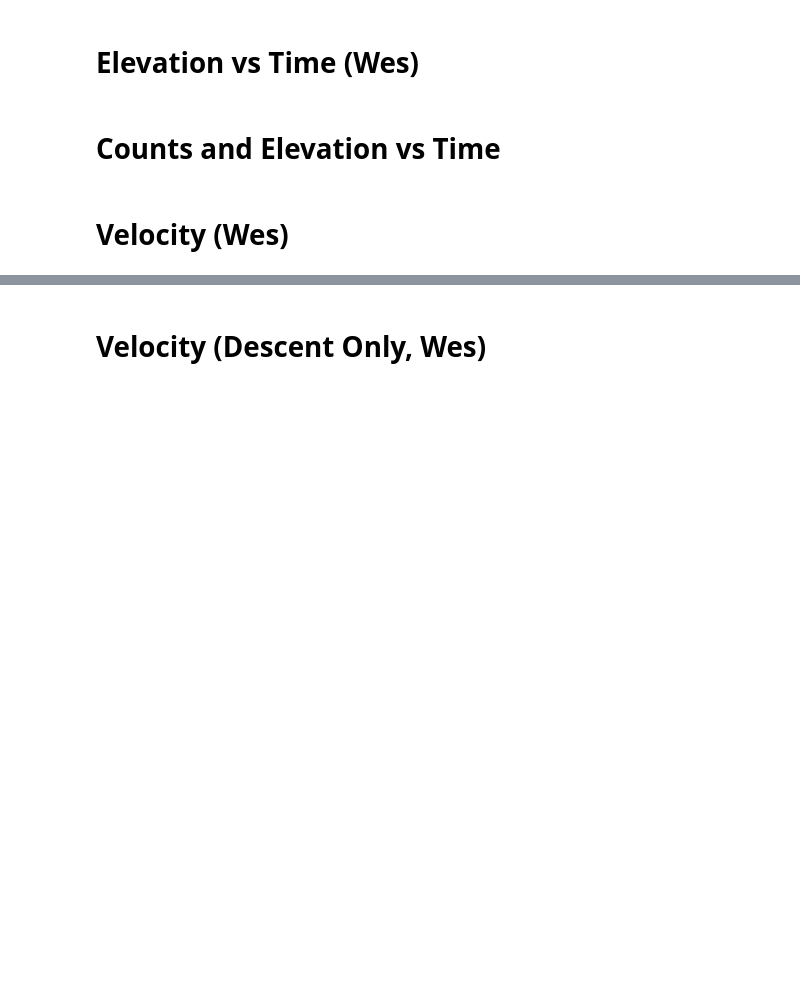
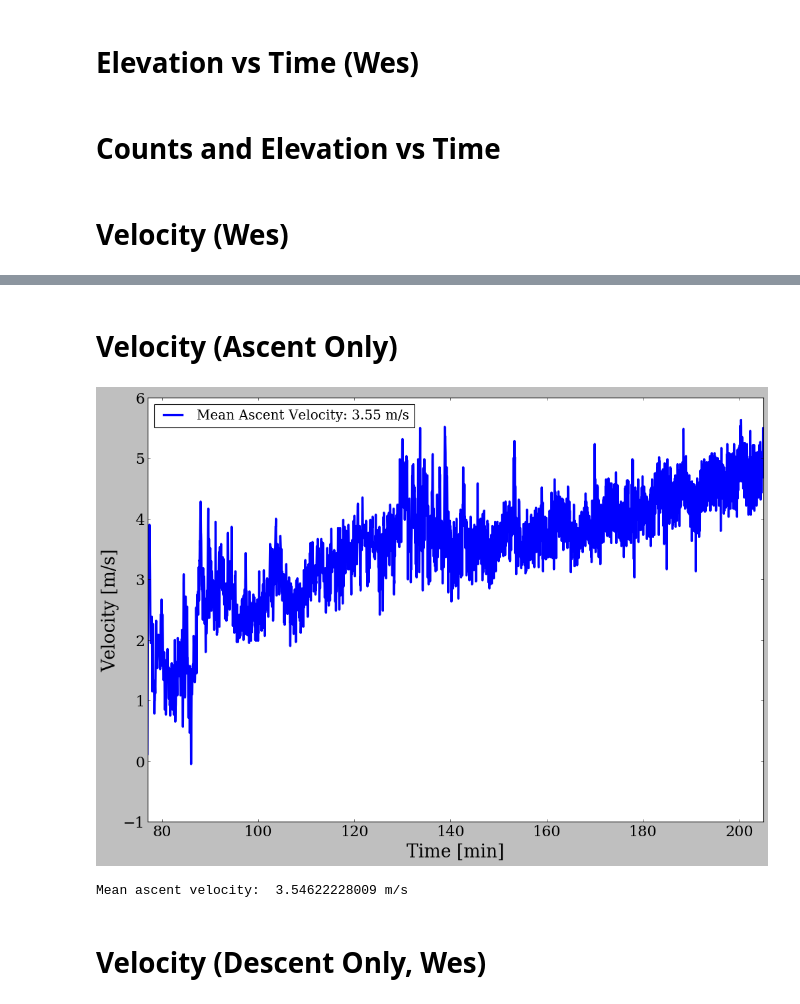
Before and after one commit to cnicoloff/soar-data-analysis, a Jupyter notebook: Process Data.ipynb, the cells around one changed output, grey strips where cells are left out. Saved outputs shown, nothing was run; the diff lists cells and outputs as text; code cells hidden in the pictures; blank space fills up the shorter version.

Commit message:
Added ascent/descent velocity calculations

```diff
--- a/Process Data.ipynb
+++ b/Process Data.ipynb
@@ -775,3 +779,30 @@ plt.show()
+# %% [markdown]
+# Velocity (Ascent Only)
+# %%
+plt.close()
+
+plt.ylabel("Velocity [m/s]")
+plt.xlabel("Time [min]")
+
+m = list(np.where(mins <= 205.0)[0])
+n = list(np.where(mins >= 77.0)[0])
+o = np.array(list(set(m) & set(n)))
+
+mean_v = np.nanmean(v_smooth[o])
+
+x = np.linspace(np.min(mins[o]), np.max(mins[o]), 1000)
+
+plt.plot(mins[o], v_smooth[o], linewidth=3, label="Mean Ascent Velocity: %.2f m/s" % mean_v)
+plt.xlim([np.min(x), np.max(x)])
+
+plt.legend(loc='best')
+
+plt.savefig("%s/velocity_ascent.png" % (data_dir), dpi=300)
+
+plt.show()
+# %% [output]
+[figure, added]
+Mean ascent velocity:  3.54622228009 m/s
 # %% [markdown]
 # Velocity (Descent Only, Wes)
 # %%
```
Also changed, not shown: parts of 4 cells of this notebook.
